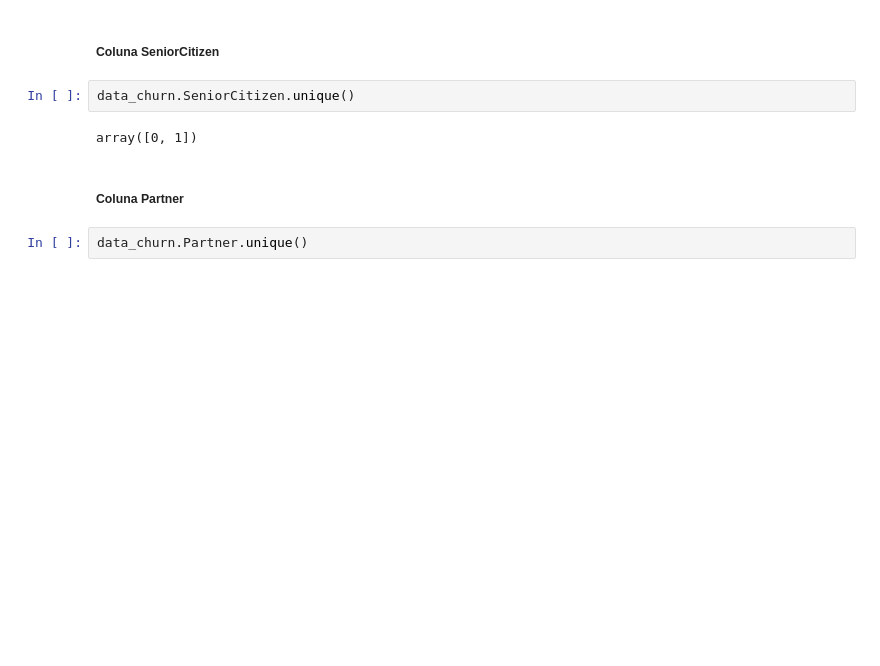
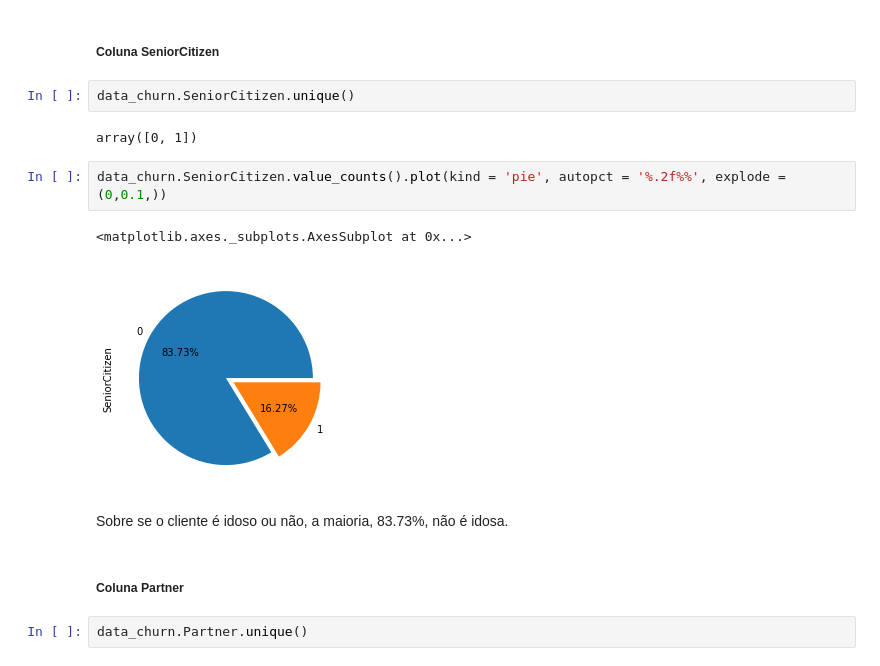
Before and after one commit to kportella/Challenge-Alura-Data-Science-Alura-Voz, a Jupyter notebook: Challenge_Data_Science_Alura_Alura_Voz.ipynb, the cells around one changed output. Drawn from its saved outputs; the diff is of its cells as text; blank space fills up the shorter version.

```diff
--- a/Challenge_Data_Science_Alura_Alura_Voz.ipynb
+++ b/Challenge_Data_Science_Alura_Alura_Voz.ipynb
@@ -224,6 +240,13 @@ array(['Female', 'Male'], dtype=object)
 data_churn.SeniorCitizen.unique()
 # %% [output]
 array([0, 1])
+# %%
+data_churn.SeniorCitizen.value_counts().plot(kind = 'pie', autopct = '%.2f%%', explode = (0,0.1,))
+# %% [output]
+<matplotlib.axes._subplots.AxesSubplot at 0x...>
+[figure, added]
+# %% [markdown]
+Sobre se o cliente é idoso ou não, a maioria, 83.73%, não é idosa.
 # %% [markdown]
 ##### Coluna Partner
 # %%
```
Also changed, not shown: parts of 44 cells of this notebook.
